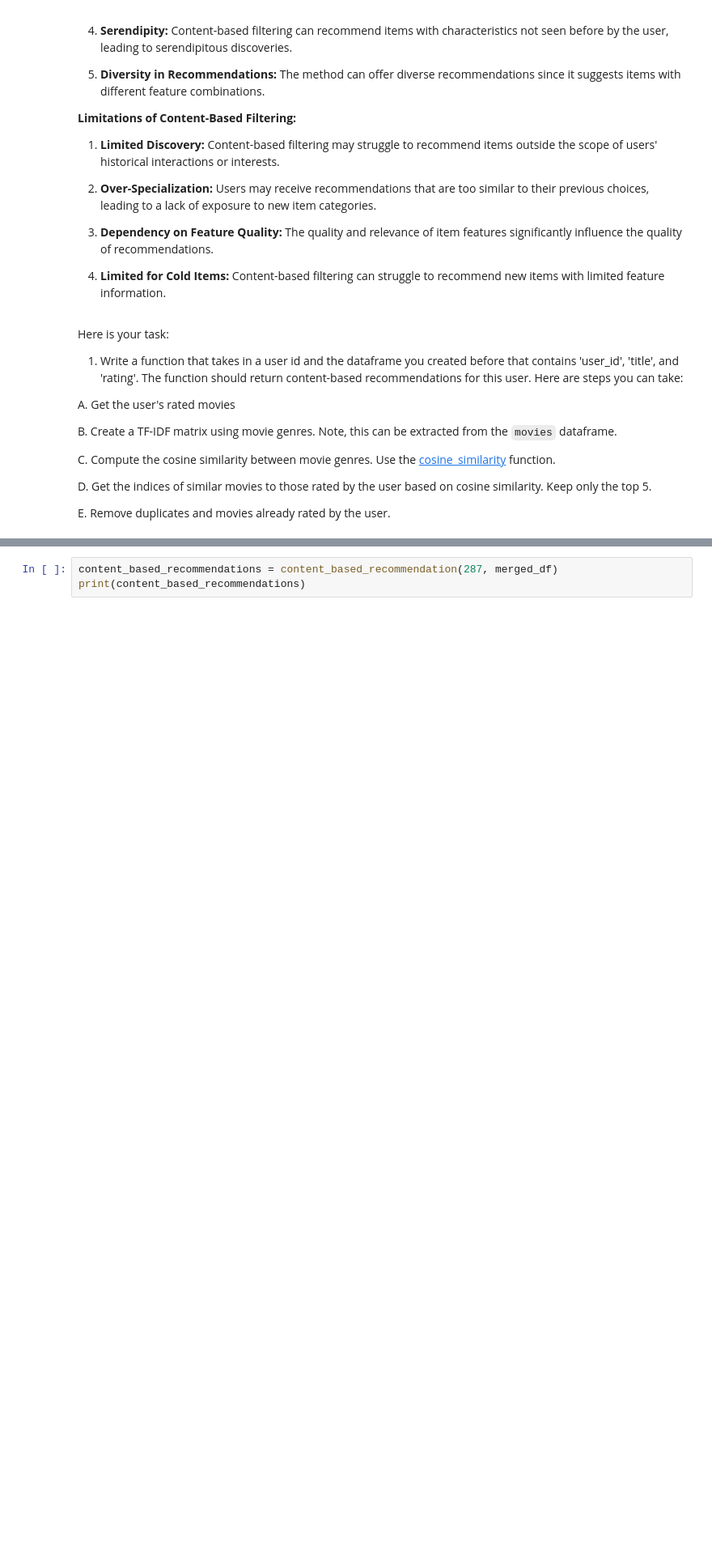
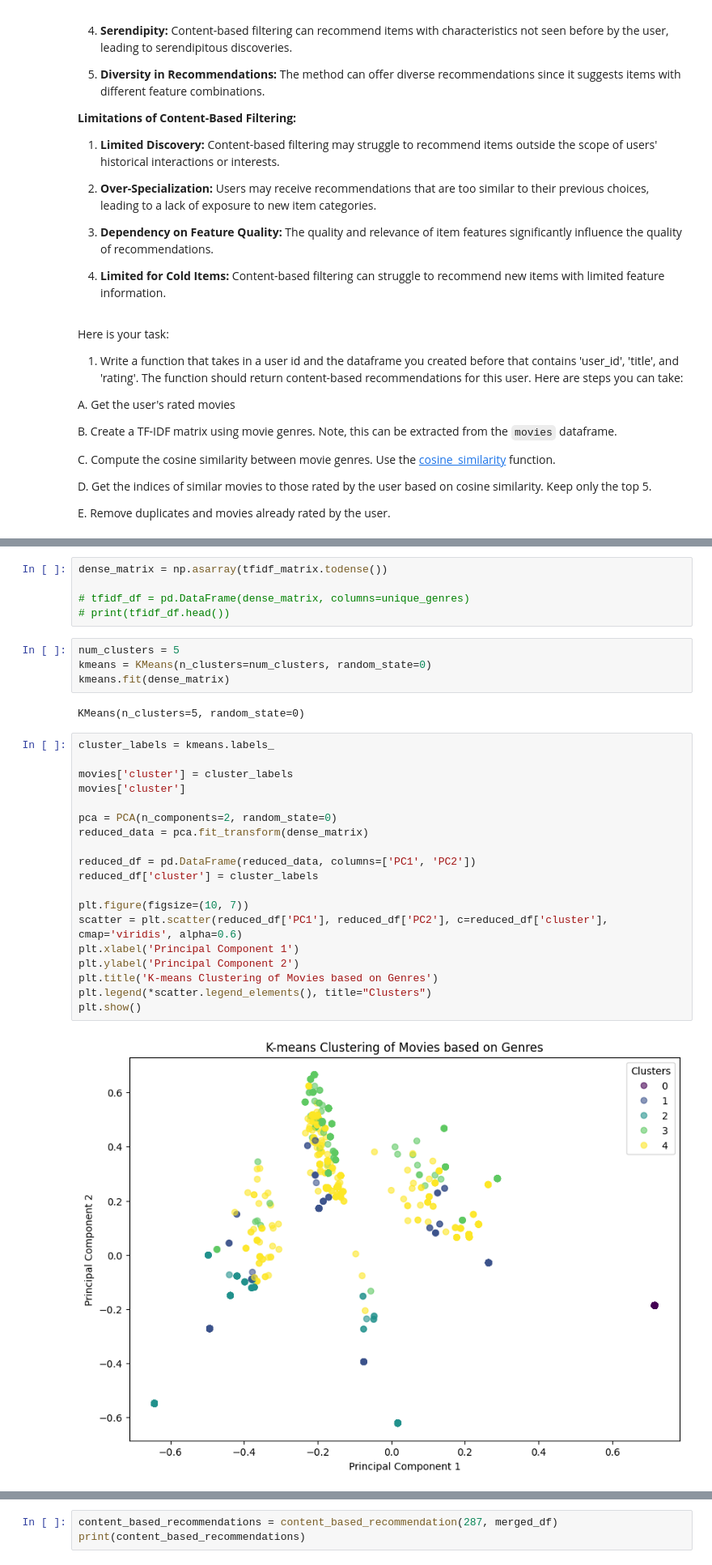
Before and after one commit to TimHBSWFL/UCSD_MLE_Projects, a Jupyter notebook: Student_MLE_MiniProject_Recommendation_Engines.ipynb, the cells around one changed output, grey strips where cells are left out. Shown at 81% size. Cells and saved outputs as stored; diff of their text form; blank space fills up the shorter version.

```diff
--- a/Student_MLE_MiniProject_Recommendation_Engines.ipynb
+++ b/Student_MLE_MiniProject_Recommendation_Engines.ipynb
@@ -274,0 +289,32 @@ Here is your task:
+# %%
+dense_matrix = np.asarray(tfidf_matrix.todense())
+
+# tfidf_df = pd.DataFrame(dense_matrix, columns=unique_genres)
+# print(tfidf_df.head())
+# %%
+num_clusters = 5
+kmeans = KMeans(n_clusters=num_clusters, random_state=0)
+kmeans.fit(dense_matrix)
+# %% [output]
+KMeans(n_clusters=5, random_state=0)
+# %%
+cluster_labels = kmeans.labels_
+
+movies['cluster'] = cluster_labels
+movies['cluster']
+
+pca = PCA(n_components=2, random_state=0)
+reduced_data = pca.fit_transform(dense_matrix)
+
+reduced_df = pd.DataFrame(reduced_data, columns=['PC1', 'PC2'])
+reduced_df['cluster'] = cluster_labels
+
+plt.figure(figsize=(10, 7))
+scatter = plt.scatter(reduced_df['PC1'], reduced_df['PC2'], c=reduced_df['cluster'], cmap='viridis', alpha=0.6)
+plt.xlabel('Principal Component 1')
+plt.ylabel('Principal Component 2')
+plt.title('K-means Clustering of Movies based on Genres')
+plt.legend(*scatter.legend_elements(), title="Clusters")
+plt.show()
+# %% [output]
+[figure, added]
```
Also changed, not shown: parts of 12 cells of this notebook.
